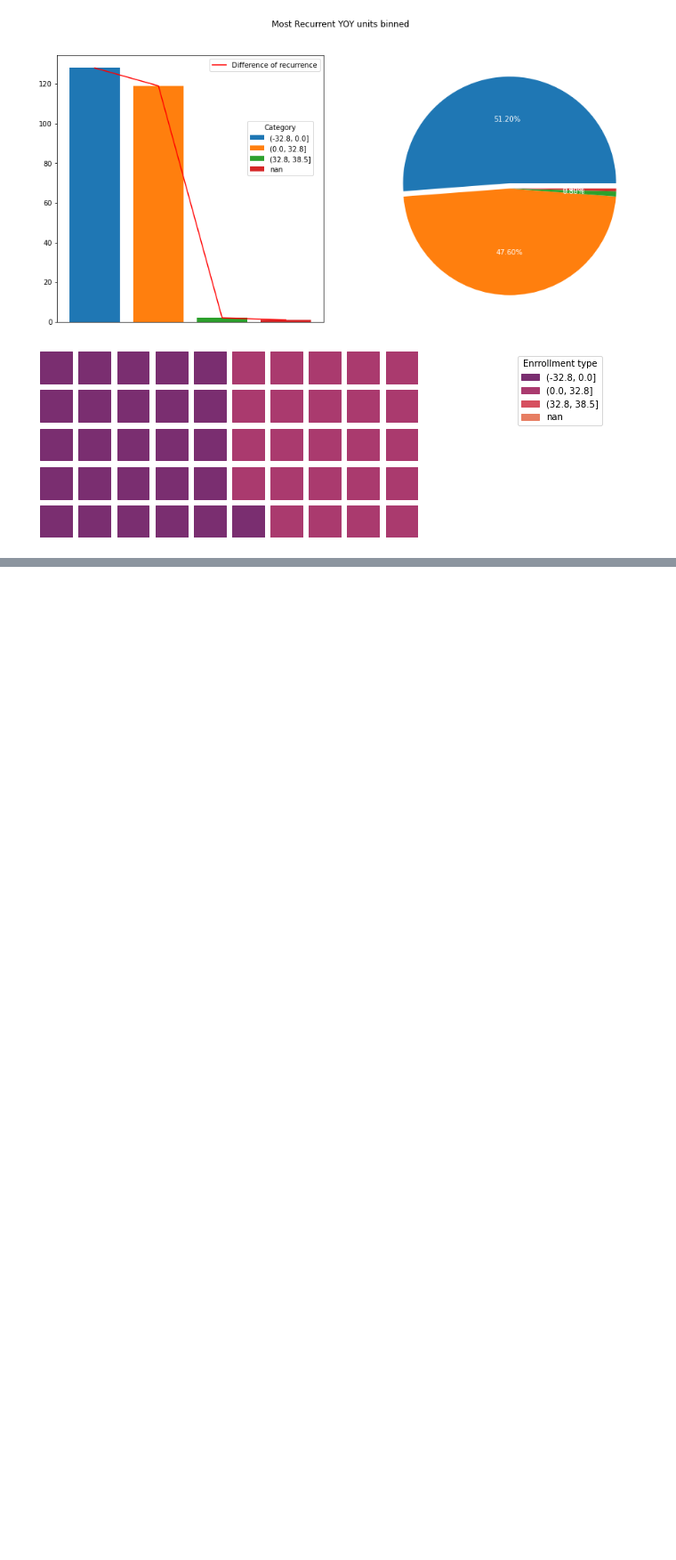
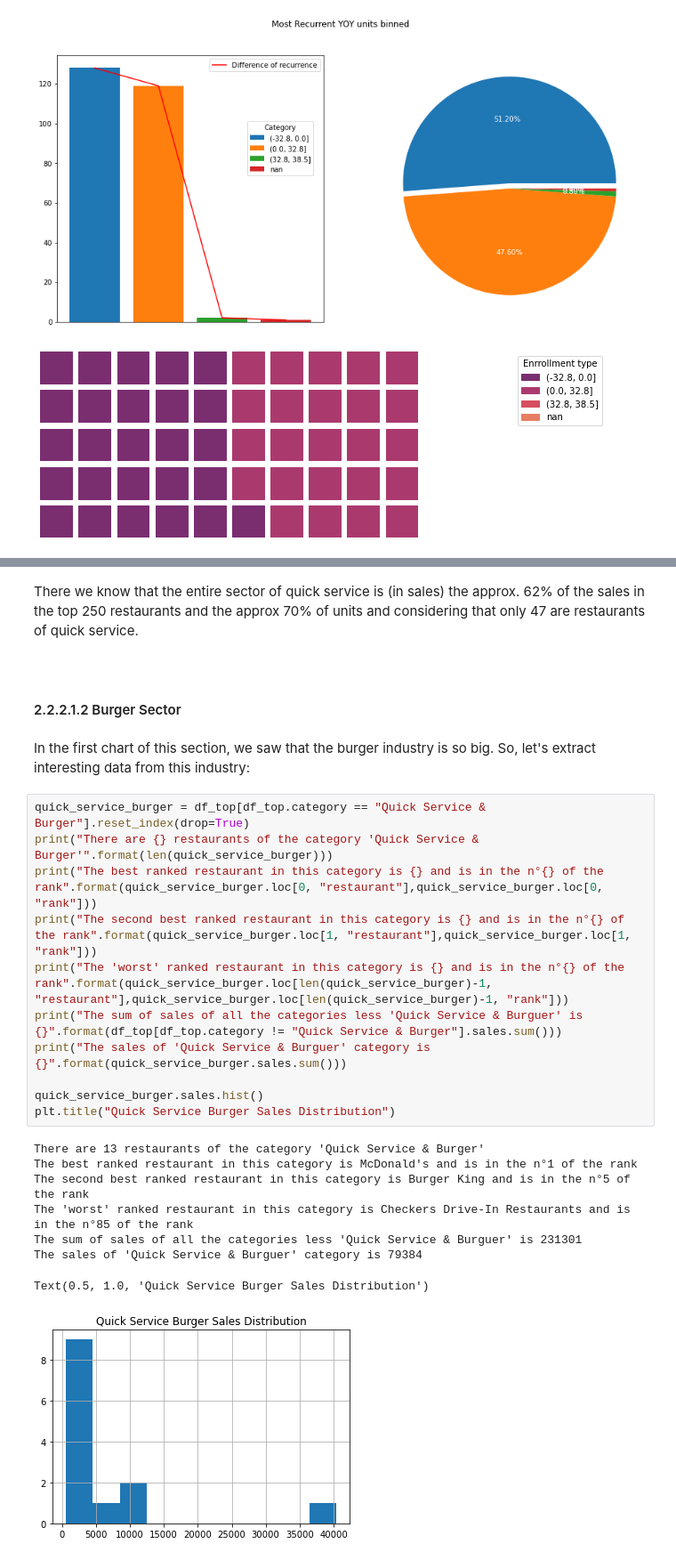
Before and after one commit to ftarantuviez/Restaurant-Business-Rankings-2020, a Jupyter notebook: Restaurant Business Rankings 2020.ipynb, the cells around one changed output, grey strips where cells are left out. Shown at 89% size. Cells and saved outputs as stored; diff of their text form; blank space fills up the shorter version.

```diff
--- a/Restaurant Business Rankings 2020.ipynb
+++ b/Restaurant Business Rankings 2020.ipynb
@@ -706,0 +820,28 @@ summary_categorical(df_top,
+# %% [markdown]
+There we know that the entire sector of quick service is (in sales) the approx. 62% of the sales in the top 250 restaurants and the approx 70% of units and considering that only 47 are restaurants of quick service.
+# %% [markdown]
+<a id="2.2.2.1.1.2"></a>
+# %% [markdown]
+#### 2.2.2.1.2 Burger Sector
+# %% [markdown]
+In the first chart of this section, we saw that the burger industry is so big. So, let's extract interesting data from this industry:
+# %%
+quick_service_burger = df_top[df_top.category == "Quick Service & Burger"].reset_index(drop=True)
+print("There are {} restaurants of the category 'Quick Service & Burger'".format(len(quick_service_burger)))
+print("The best ranked restaurant in this category is {} and is in the n°{} of the rank".format(quick_service_burger.loc[0, "restaurant"],quick_service_burger.loc[0, "rank"]))
+print("The second best ranked restaurant in this category is {} and is in the n°{} of the rank".format(quick_service_burger.loc[1, "restaurant"],quick_service_burger.loc[1, "rank"]))
+print("The 'worst' ranked restaurant in this category is {} and is in the n°{} of the rank".format(quick_service_burger.loc[len(quick_service_burger)-1, "restaurant"],quick_service_burger.loc[len(quick_service_burger)-1, "rank"]))
+print("The sum of sales of all the categories less 'Quick Service & Burguer' is {}".format(df_top[df_top.category != "Quick Service & Burger"].sales.sum()))
+print("The sales of 'Quick Service & Burguer' category is {}".format(quick_service_burger.sales.sum()))
+
+quick_service_burger.sales.hist()
+plt.title("Quick Service Burger Sales Distribution")
+# %% [output]
+There are 13 restaurants of the category 'Quick Service & Burger'
+The best ranked restaurant in this category is McDonald's and is in the n°1 of the rank
+The second best ranked restaurant in this category is Burger King and is in the n°5 of the rank
+The 'worst' ranked restaurant in this category is Checkers Drive-In Restaurants and is in the n°85 of the rank
+The sum of sales of all the categories less 'Quick Service & Burguer' is 231301
+The sales of 'Quick Service & Burguer' category is 79384
+Text(0.5, 1.0, 'Quick Service Burger Sales Distribution')
+[figure, added]
```
Also changed, not shown: parts of 42 cells of this notebook.
